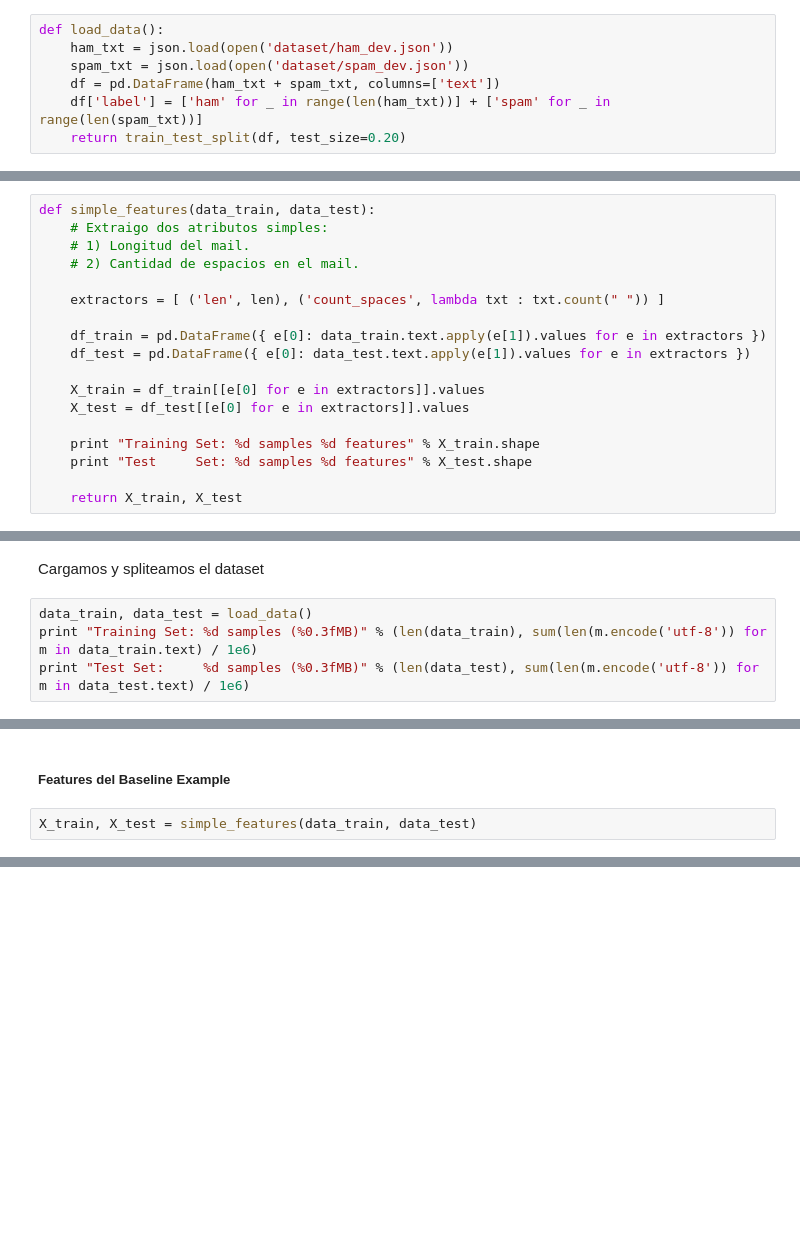
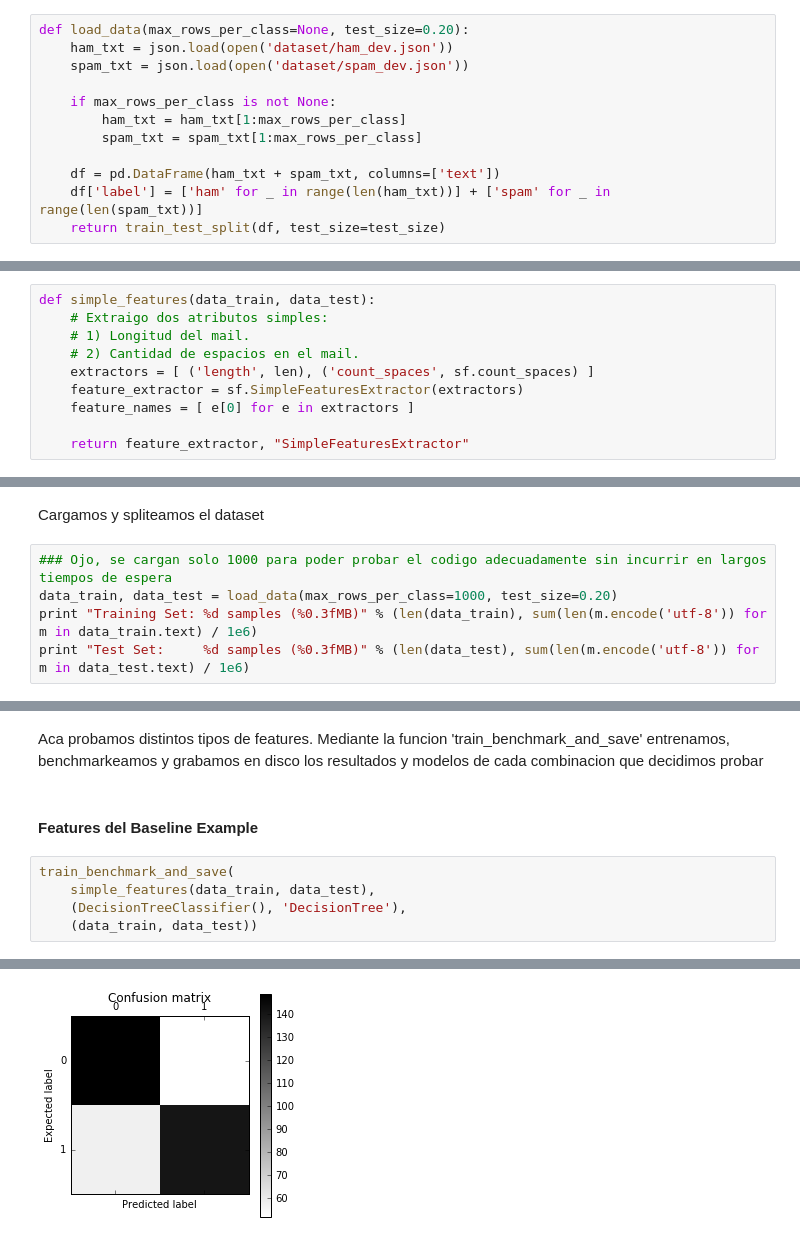
Before and after one commit to LautaroPetaccio/AA-TP, a Jupyter notebook: Aprendizaje Automatico - TP 1.ipynb, the cells around one changed output, grey strips where cells are left out. Cells and saved outputs as stored; diff of their text form; blank space fills up the shorter version.

Commit message:
Emprolijado mucho el notebook. Funcionalidad para hacer benchmark y grabar resultados y modelos.

```diff
--- a/Aprendizaje Automatico - TP 1.ipynb
+++ b/Aprendizaje Automatico - TP 1.ipynb
@@ -19,12 +23,17 @@ import email_text_retrieval as tr
 # %% [markdown]
 #### Funciones Auxiliares
 # %%
-def load_data():
+def load_data(max_rows_per_class=None, test_size=0.20):
     ham_txt = json.load(open('dataset/ham_dev.json'))
     spam_txt = json.load(open('dataset/spam_dev.json'))
+
+    if max_rows_per_class is not None:
+        ham_txt = ham_txt[1:max_rows_per_class]
+        spam_txt = spam_txt[1:max_rows_per_class]
+
     df = pd.DataFrame(ham_txt + spam_txt, columns=['text'])
     df['label'] = ['ham' for _ in range(len(ham_txt))] + ['spam' for _ in range(len(spam_txt))]
-    return train_test_split(df, test_size=0.20)
+    return train_test_split(df, test_size=test_size)
 # %%
 def cross_validate(clf, X_train, y_train, cv_folds=5, n_jobs=4):
     clf_descr = str(clf).split('(')[0]
@@ -77,21 +139,3 @@ def benchmark(clf, X_train, y_train, X_test, y_test, print_report=True, print_cm
 ## Features
 # %% [markdown]
 Aca definimos distintos tipos de features para hacer las pruebas
-# %%
-def simple_features(data_train, data_test):
-    # Extraigo dos atributos simples:
-    # 1) Longitud del mail.
-    # 2) Cantidad de espacios en el mail.
-
-    extractors = [ ('len', len), ('count_spaces', lambda txt : txt.count(" ")) ]
-
-    df_train = pd.DataFrame({ e[0]: data_train.text.apply(e[1]).values for e in extractors })
-    df_test = pd.DataFrame({ e[0]: data_test.text.apply(e[1]).values for e in extractors })
-
-    X_train = df_train[[e[0] for e in extractors]].values
-    X_test = df_test[[e[0] for e in extractors]].values
-
-    print "Training Set: %d samples %d features" % X_train.shape
-    print "Test     Set: %d samples %d features" % X_test.shape
-
-    return X_train, X_test
@@ -166,0 +142,10 @@ def our_features(data_train, data_test, tf_idf=False):
+# %%
+def simple_features(data_train, data_test):
+    # Extraigo dos atributos simples:
+    # 1) Longitud del mail.
+    # 2) Cantidad de espacios en el mail.
+    extractors = [ ('length', len), ('count_spaces', sf.count_spaces) ]
+    feature_extractor = sf.SimpleFeaturesExtractor(extractors)
+    feature_names = [ e[0] for e in extractors ]
+
+    return feature_extractor, "SimpleFeaturesExtractor"
@@ -169,7 +172,8 @@ def our_features(data_train, data_test, tf_idf=False):
 # %% [markdown]
 Cargamos y spliteamos el dataset
 # %%
-data_train, data_test = load_data()
+### Ojo, se cargan solo 1000 para poder probar el codigo adecuadamente sin incurrir en largos tiempos de espera
+data_train, data_test = load_data(max_rows_per_class=1000, test_size=0.20)
 print "Training Set: %d samples (%0.3fMB)" % (len(data_train), sum(len(m.encode('utf-8')) for m in data_train.text) / 1e6)
 print "Test Set:     %d samples (%0.3fMB)" % (len(data_test), sum(len(m.encode('utf-8')) for m in data_test.text) / 1e6)
 # %% [output]
@@ -178,5 +184,10 @@ Test Set:     18000 samples (120.594MB)
+# %% [markdown]
+Aca probamos distintos tipos de features. Mediante la funcion 'train_benchmark_and_save' entrenamos, benchmarkeamos y grabamos en disco los resultados y modelos de cada combinacion que decidimos probar
 # %% [markdown]
-##### Features del Baseline Example
+#### Features del Baseline Example
 # %%
-X_train, X_test = simple_features(data_train, data_test)
+train_benchmark_and_save(
+    simple_features(data_train, data_test),
+    (DecisionTreeClassifier(), 'DecisionTree'),
+    (data_train, data_test))
 # %% [output]
@@ -184,0 +211 @@ Test     Set: 18000 samples 2 features
+[figure, added]
```
Also changed, not shown: parts of 24 cells of this notebook, 2 other files.
